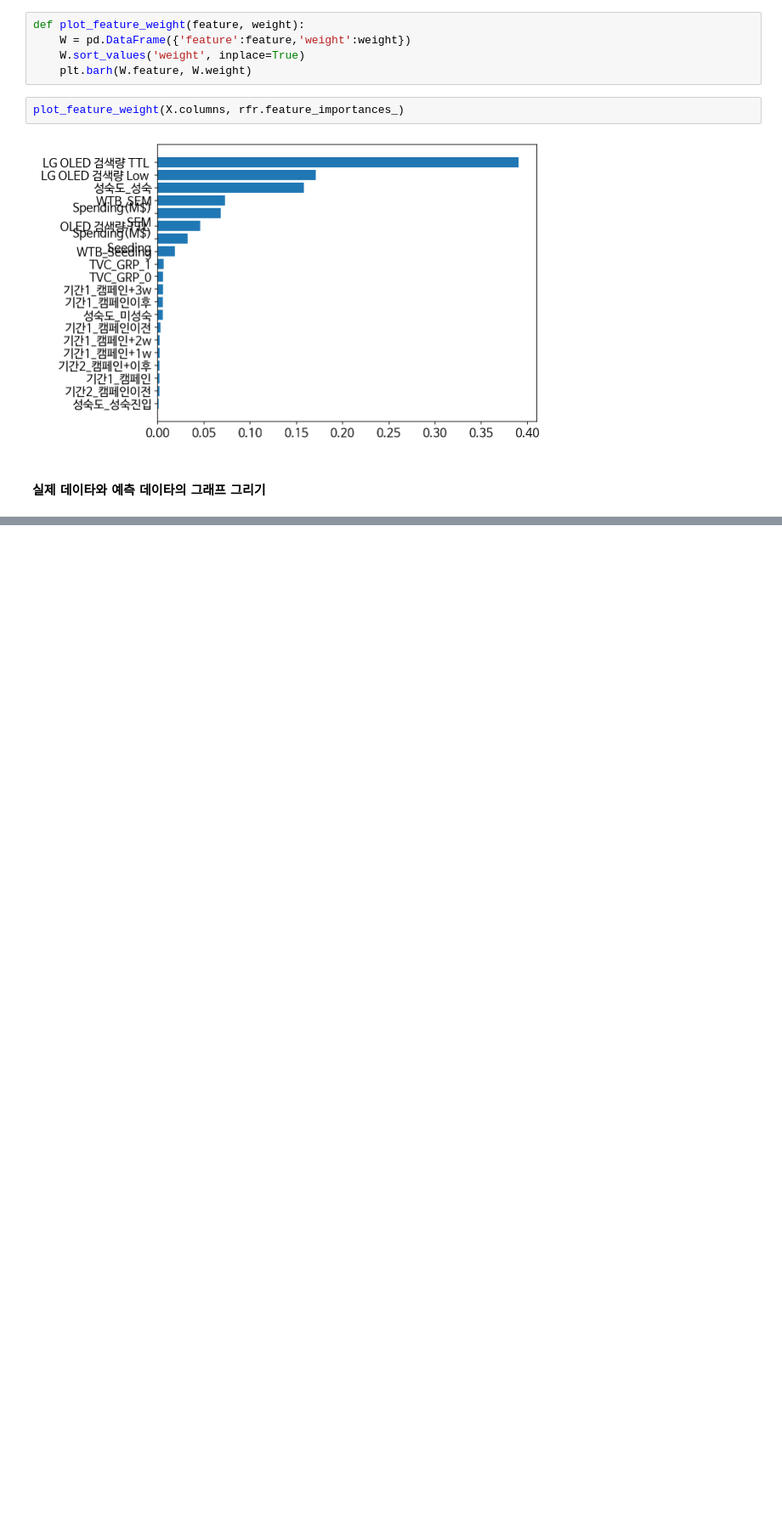
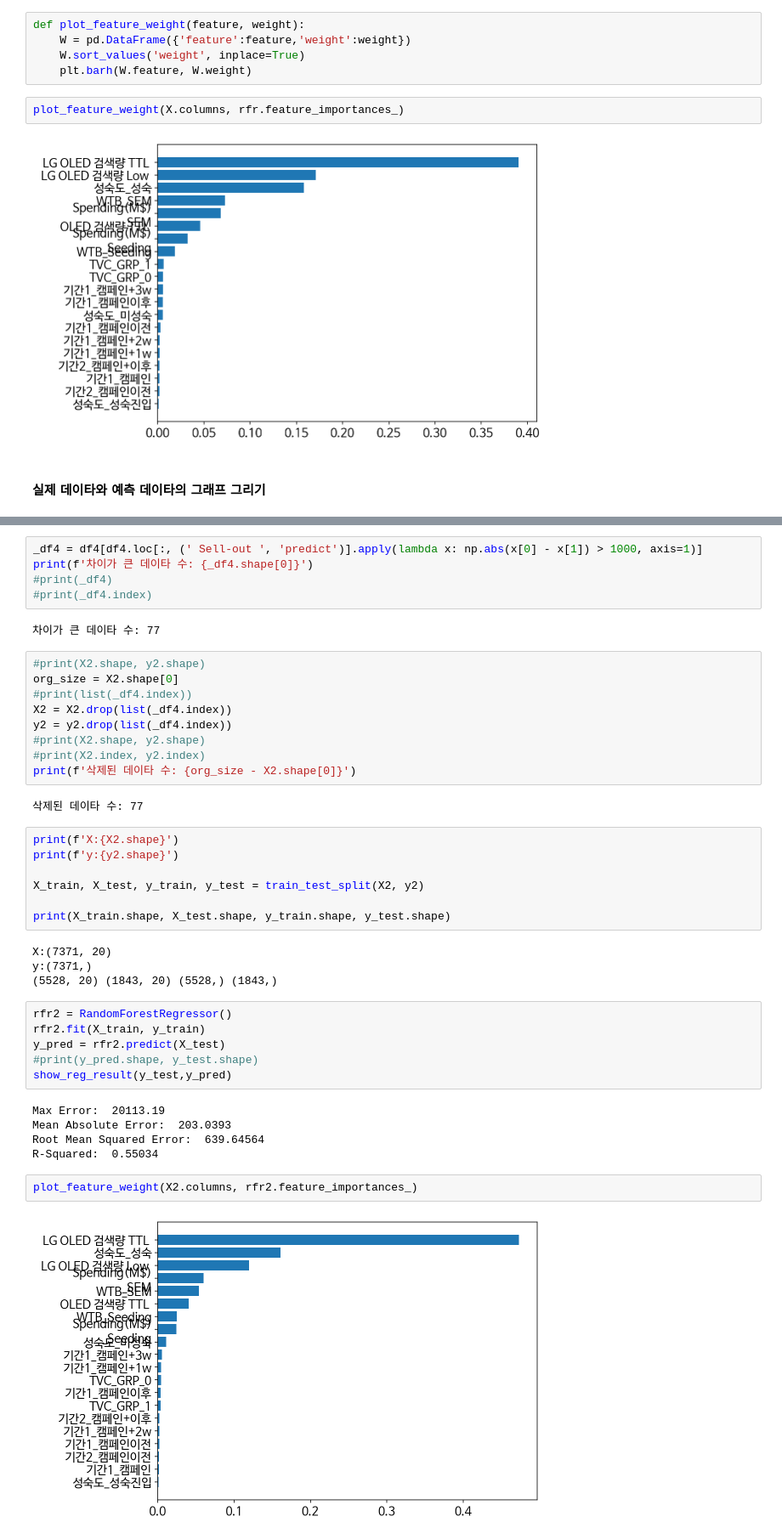
Before and after one commit to dreamer0710/StillWork_Team_5, a Jupyter notebook: team_project.ipynb, the cells around one changed output, grey strips where cells are left out. Shown at 85% size. Drawn from its saved outputs; the diff is of its cells as text; blank space fills up the shorter version.

```diff
--- a/team_project.ipynb
+++ b/team_project.ipynb
@@ -433,0 +462,44 @@ R-Squared:  0.58437
+# %%
+_df4 = df4[df4.loc[:, (' Sell-out ', 'predict')].apply(lambda x: np.abs(x[0] - x[1]) > 1000, axis=1)]
+print(f'차이가 큰 데이타 수: {_df4.shape[0]}')
+#print(_df4)
+#print(_df4.index)
+# %% [output]
+차이가 큰 데이타 수: 77
+# %%
+#print(X2.shape, y2.shape)
+org_size = X2.shape[0]
+#print(list(_df4.index))
+X2 = X2.drop(list(_df4.index))
+y2 = y2.drop(list(_df4.index))
+#print(X2.shape, y2.shape)
+#print(X2.index, y2.index)
+print(f'삭제된 데이타 수: {org_size - X2.shape[0]}')
+# %% [output]
+삭제된 데이타 수: 77
+# %%
+print(f'X:{X2.shape}')
+print(f'y:{y2.shape}')
+
+X_train, X_test, y_train, y_test = train_test_split(X2, y2)
+
+print(X_train.shape, X_test.shape, y_train.shape, y_test.shape)
+# %% [output]
+X:(7371, 20)
+y:(7371,)
+(5528, 20) (1843, 20) (5528,) (1843,)
+# %%
+rfr2 = RandomForestRegressor()
+rfr2.fit(X_train, y_train)
+y_pred = rfr2.predict(X_test)
+#print(y_pred.shape, y_test.shape)
+show_reg_result(y_test,y_pred)
+# %% [output]
+Max Error:  20113.19
+Mean Absolute Error:  203.0393
+Root Mean Squared Error:  639.64564
+R-Squared:  0.55034
+# %%
+plot_feature_weight(X2.columns, rfr2.feature_importances_)
+# %% [output]
+[figure, added]
```
Also changed, not shown: parts of 12 cells of this notebook.
